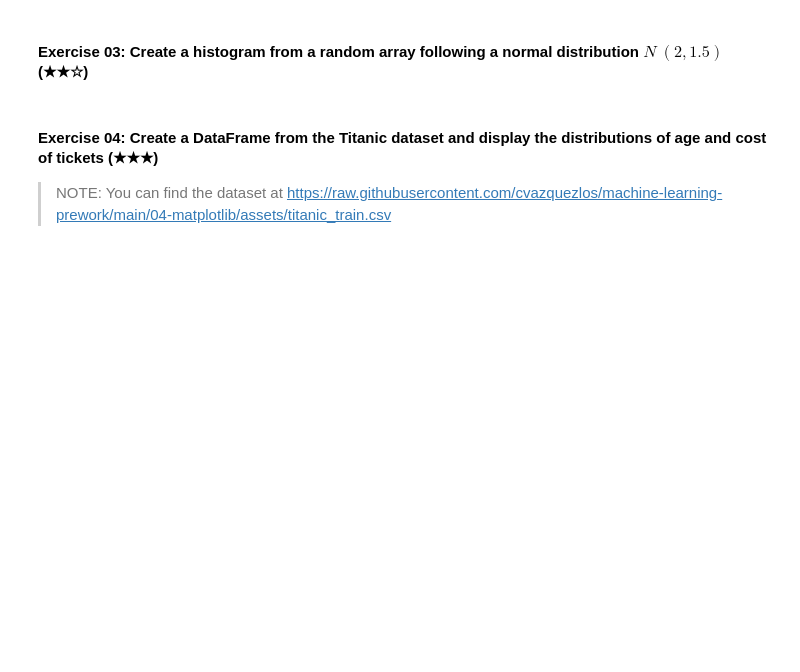
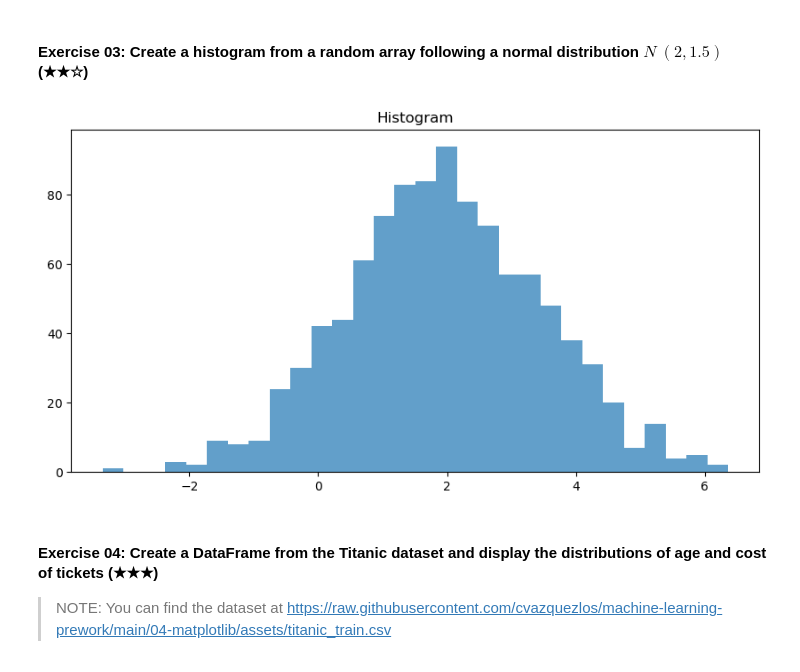
Before and after one commit to jilemp/4GA, a Jupyter notebook: 04-matplotlib/04.1-Intro-to-Matplotlib.ipynb, the cells around one changed output. Saved outputs shown, nothing was run; the diff lists cells and outputs as text; code cells hidden in the pictures; blank space fills up the shorter version.

```diff
--- a/04-matplotlib/04.1-Intro-to-Matplotlib.ipynb
+++ b/04-matplotlib/04.1-Intro-to-Matplotlib.ipynb
@@ -124,5 +148,16 @@ plt.show()
 # %% [markdown]
 #### Exercise 03: Create a histogram from a random array following a normal distribution $N ~ (2, 1.5) $ (★★☆)
+# %%
+import numpy as np
+
+arr = np.random.normal(loc = 2, scale = 1.5, size=1000)
+
+plt.figure(figsize=(10,5))
+plt.hist(arr, bins=30, alpha = 0.7)
+plt.title("Histogram")
+plt.show()
+# %% [output]
+[figure, added]
 # %% [markdown]
 #### Exercise 04: Create a DataFrame from the Titanic dataset and display the distributions of age and cost of tickets (★★★)
 
```
Also changed, not shown: parts of 5 cells of this notebook.
